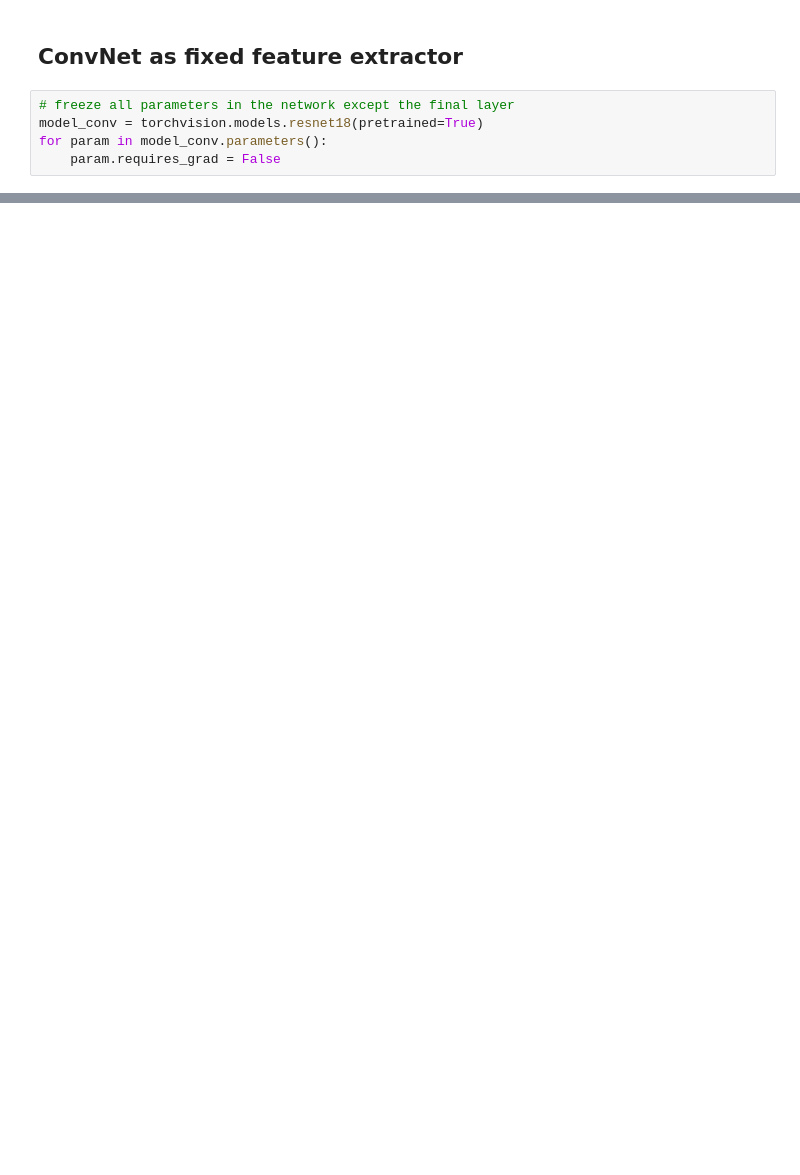
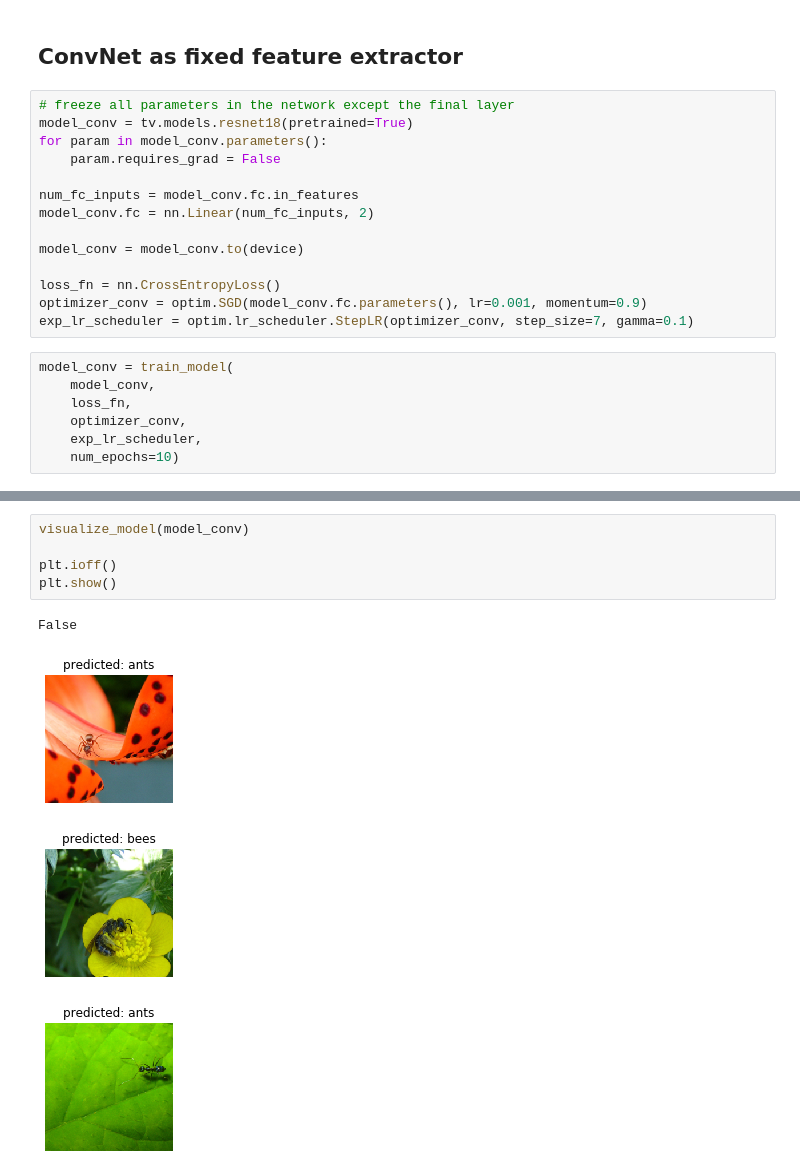
Before and after one commit to changx03/torch_tutorial, a Jupyter notebook: Part8_Transfer Learning.ipynb, the cells around one changed output, grey strips where cells are left out. Cells and saved outputs as stored; diff of their text form; blank space fills up the shorter version.

Commit message:
completed model transfer tutorial

```diff
--- a/Part8_Transfer Learning.ipynb
+++ b/Part8_Transfer Learning.ipynb
@@ -319,6 +321,22 @@ False
 ## ConvNet as fixed feature extractor
 # %%
 # freeze all parameters in the network except the final layer
-model_conv = torchvision.models.resnet18(pretrained=True)
+model_conv = tv.models.resnet18(pretrained=True)
 for param in model_conv.parameters():
     param.requires_grad = False
+
+num_fc_inputs = model_conv.fc.in_features
+model_conv.fc = nn.Linear(num_fc_inputs, 2)
+
+model_conv = model_conv.to(device)
+
+loss_fn = nn.CrossEntropyLoss()
+optimizer_conv = optim.SGD(model_conv.fc.parameters(), lr=0.001, momentum=0.9)
+exp_lr_scheduler = optim.lr_scheduler.StepLR(optimizer_conv, step_size=7, gamma=0.1)
+# %%
+model_conv = train_model(
+    model_conv,
+    loss_fn,
+    optimizer_conv,
+    exp_lr_scheduler,
+    num_epochs=10)
@@ -324,0 +361,10 @@ for param in model_conv.parameters():
+# %%
+visualize_model(model_conv)
+
+plt.ioff()
+plt.show()
+# %% [output]
+False
+[figure, added]
+[figure, added]
+[figure, added]
```
Also changed, not shown: parts of 8 cells of this notebook.
